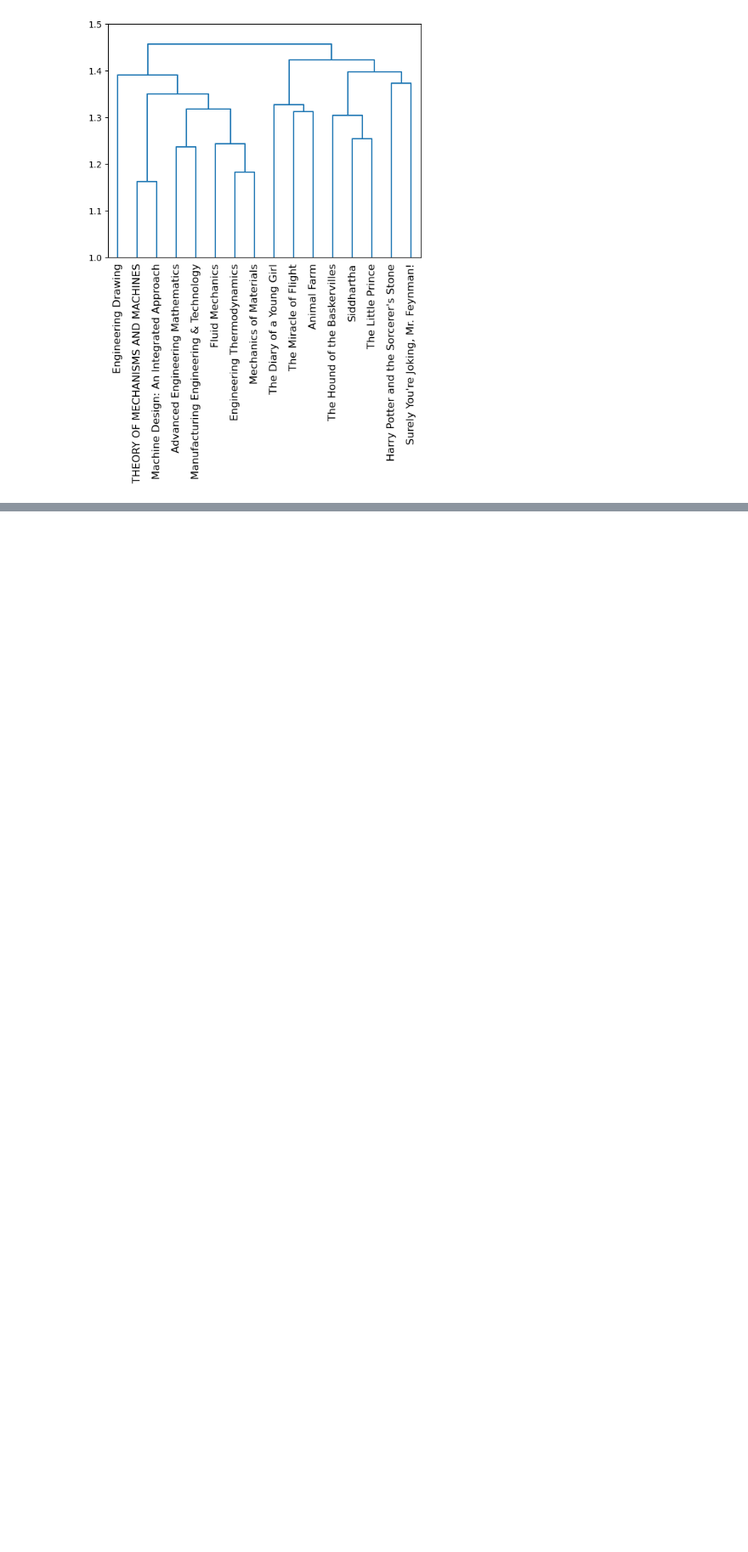
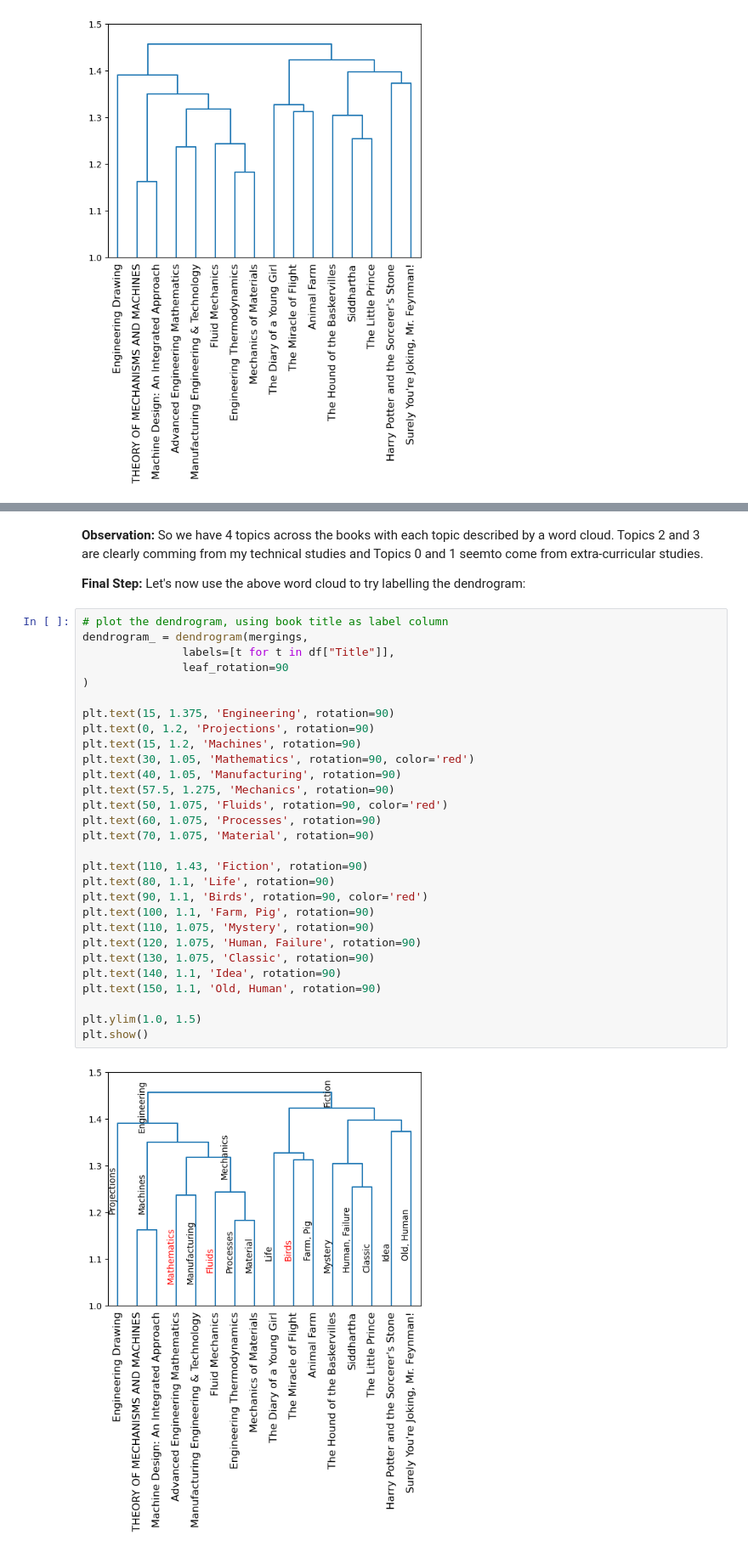
Before and after one commit to pranjal-s/machine-learning, a Jupyter notebook: goodreads_dendogram_NLP_Clustering.ipynb, the cells around one changed output, grey strips where cells are left out. Shown at 85% size. Saved outputs shown, nothing was run; the diff lists cells and outputs as text; blank space fills up the shorter version.

```diff
--- a/goodreads_dendogram_NLP_Clustering.ipynb
+++ b/goodreads_dendogram_NLP_Clustering.ipynb
@@ -128,0 +177,35 @@ One shortcoming is that Advanced Engineering Mathematics should have been also m
+# %% [markdown]
+**Observation:** So we have 4 topics across the books with each topic described by a word cloud. Topics 2 and 3 are clearly comming from my technical studies and Topics 0 and 1 seemto come from extra-curricular studies.
+
+**Final Step:** Let's now use the above word cloud to try labelling the dendrogram:
+# %%
+# plot the dendrogram, using book title as label column
+dendrogram_ = dendrogram(mergings,
+               labels=[t for t in df["Title"]],
+               leaf_rotation=90
+)
+
+plt.text(15, 1.375, 'Engineering', rotation=90)
+plt.text(0, 1.2, 'Projections', rotation=90)
+plt.text(15, 1.2, 'Machines', rotation=90)
+plt.text(30, 1.05, 'Mathematics', rotation=90, color='red')
+plt.text(40, 1.05, 'Manufacturing', rotation=90)
+plt.text(57.5, 1.275, 'Mechanics', rotation=90)
+plt.text(50, 1.075, 'Fluids', rotation=90, color='red')
+plt.text(60, 1.075, 'Processes', rotation=90)
+plt.text(70, 1.075, 'Material', rotation=90)
+
+plt.text(110, 1.43, 'Fiction', rotation=90)
+plt.text(80, 1.1, 'Life', rotation=90)
+plt.text(90, 1.1, 'Birds', rotation=90, color='red')
+plt.text(100, 1.1, 'Farm, Pig', rotation=90)
+plt.text(110, 1.075, 'Mystery', rotation=90)
+plt.text(120, 1.075, 'Human, Failure', rotation=90)
+plt.text(130, 1.075, 'Classic', rotation=90)
+plt.text(140, 1.1, 'Idea', rotation=90)
+plt.text(150, 1.1, 'Old, Human', rotation=90)
+
+plt.ylim(1.0, 1.5)
+plt.show()
+# %% [output]
+[figure, added]
```
Also changed, not shown: parts of 16 cells of this notebook.
